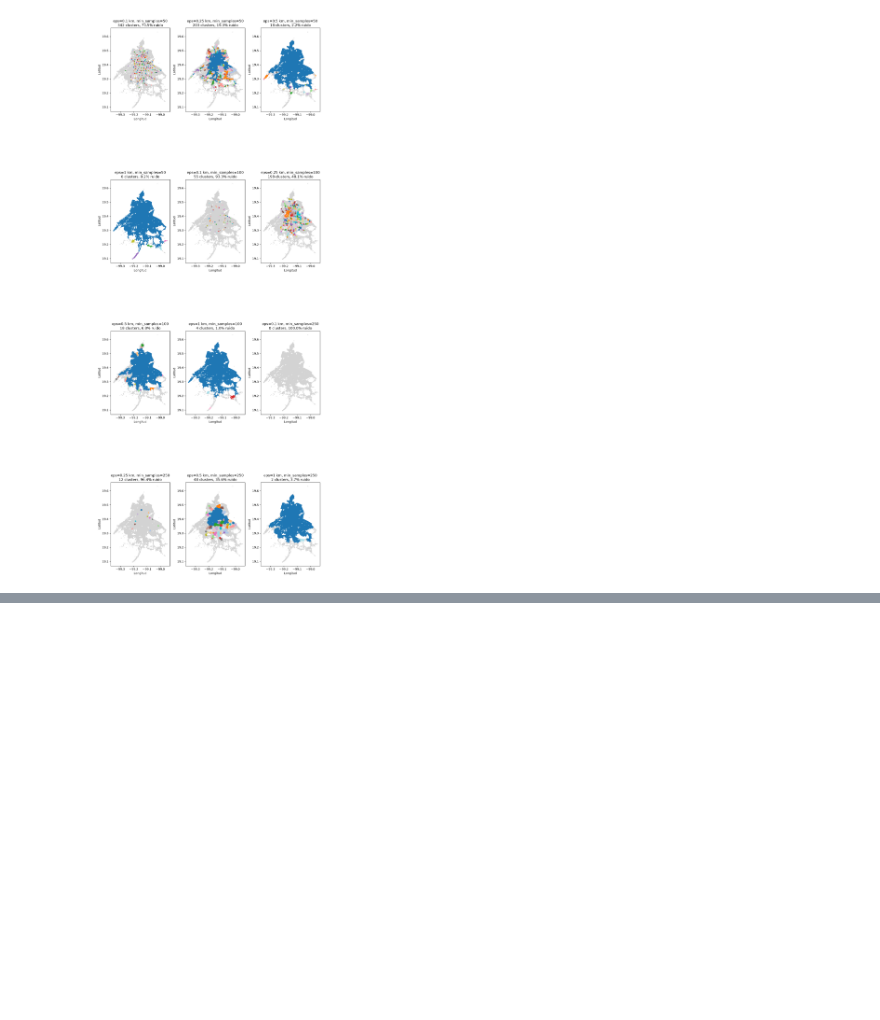
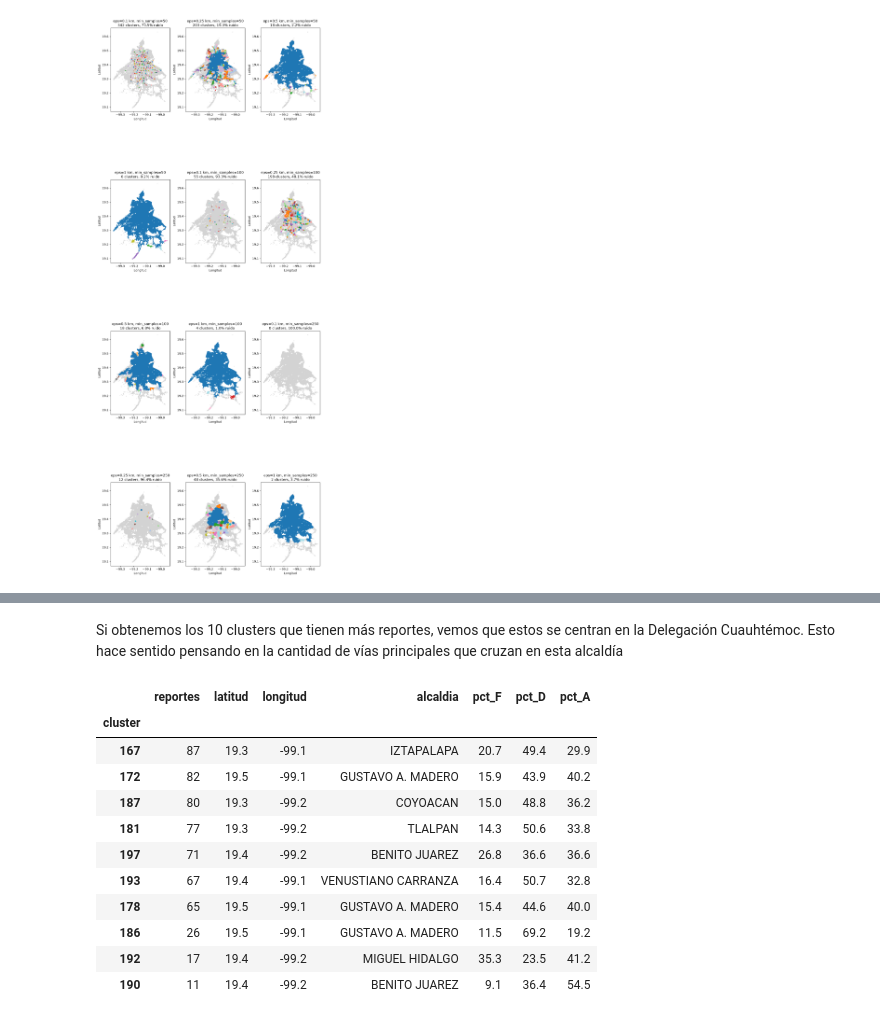
Before and after one commit to xuxonv-sys/ds-project-team2, a Jupyter notebook: notebooks/nb04_no_supervisado_c5.ipynb, the cells around one changed output, grey strips where cells are left out. Saved outputs shown, nothing was run; the diff lists cells and outputs as text; code cells hidden in the pictures; blank space fills up the shorter version.

```diff
--- a/notebooks/nb04_no_supervisado_c5.ipynb
+++ b/notebooks/nb04_no_supervisado_c5.ipynb
@@ -288,0 +347,17 @@ plt.show()
+# %% [markdown]
+Si obtenemos los 10 clusters que tienen más reportes, vemos que estos se centran en la Delegación Cuauhtémoc. Esto hace sentido pensando en la cantidad de vías principales que cruzan en esta alcaldía
+# %%
+resumen.sort_values('reportes', ascending=False).tail(10).round(1)
+# %% [output]
+|  | reportes | latitud | longitud | alcaldia | pct_F | pct_D | pct_A |
+| cluster |  |  |  |  |  |  |  |
+| 167 | 87 | 19.3 | -99.1 | IZTAPALAPA | 20.7 | 49.4 | 29.9 |
+| 172 | 82 | 19.5 | -99.1 | GUSTAVO A. MADERO | 15.9 | 43.9 | 40.2 |
+| 187 | 80 | 19.3 | -99.2 | COYOACAN | 15.0 | 48.8 | 36.2 |
+| 181 | 77 | 19.3 | -99.2 | TLALPAN | 14.3 | 50.6 | 33.8 |
+| 197 | 71 | 19.4 | -99.2 | BENITO JUAREZ | 26.8 | 36.6 | 36.6 |
+| 193 | 67 | 19.4 | -99.1 | VENUSTIANO CARRANZA | 16.4 | 50.7 | 32.8 |
+| 178 | 65 | 19.5 | -99.1 | GUSTAVO A. MADERO | 15.4 | 44.6 | 40.0 |
+| 186 | 26 | 19.5 | -99.1 | GUSTAVO A. MADERO | 11.5 | 69.2 | 19.2 |
+| 192 | 17 | 19.4 | -99.2 | MIGUEL HIDALGO | 35.3 | 23.5 | 41.2 |
+| 190 | 11 | 19.4 | -99.2 | BENITO JUAREZ | 9.1 | 36.4 | 54.5 |
```
Also changed, not shown: parts of 14 cells of this notebook.
